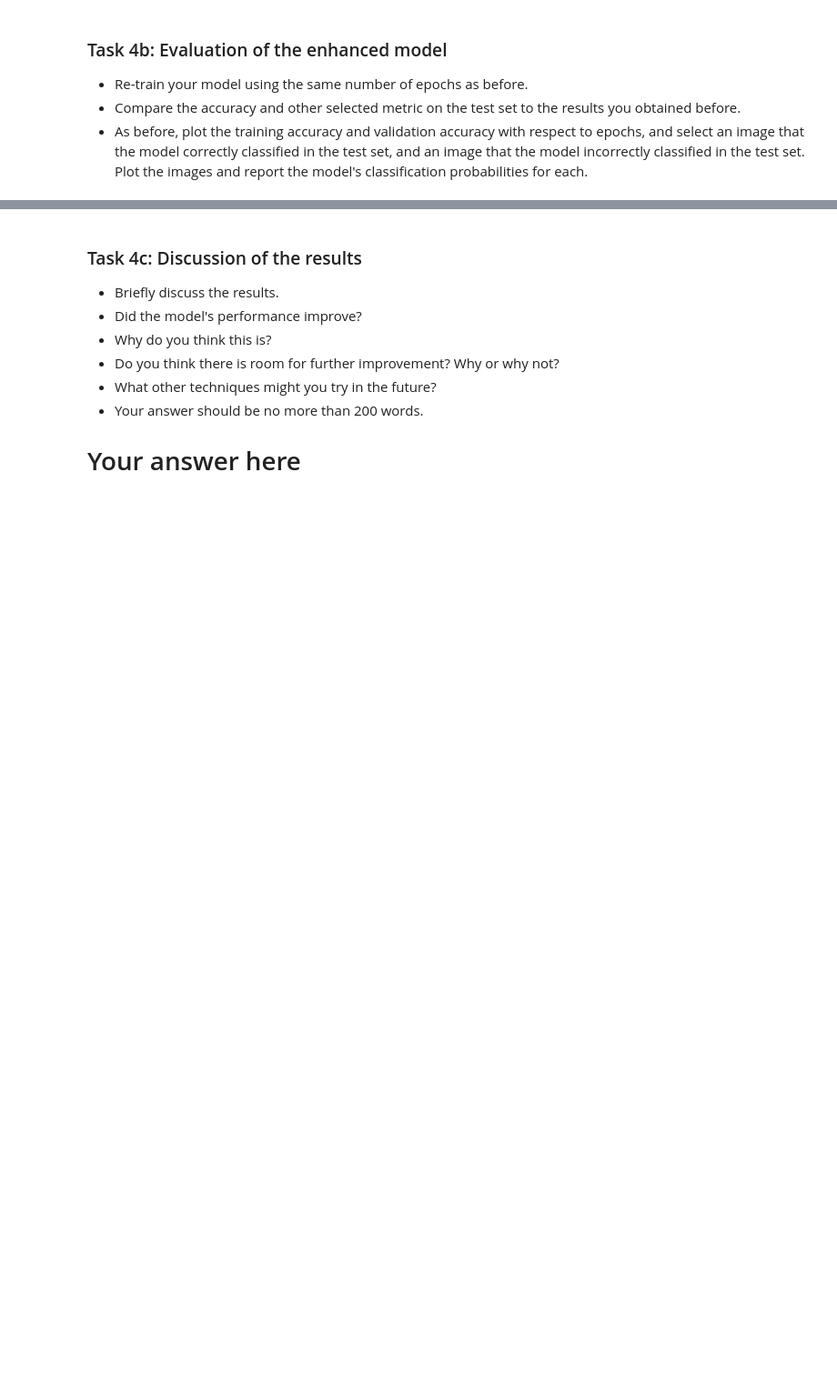
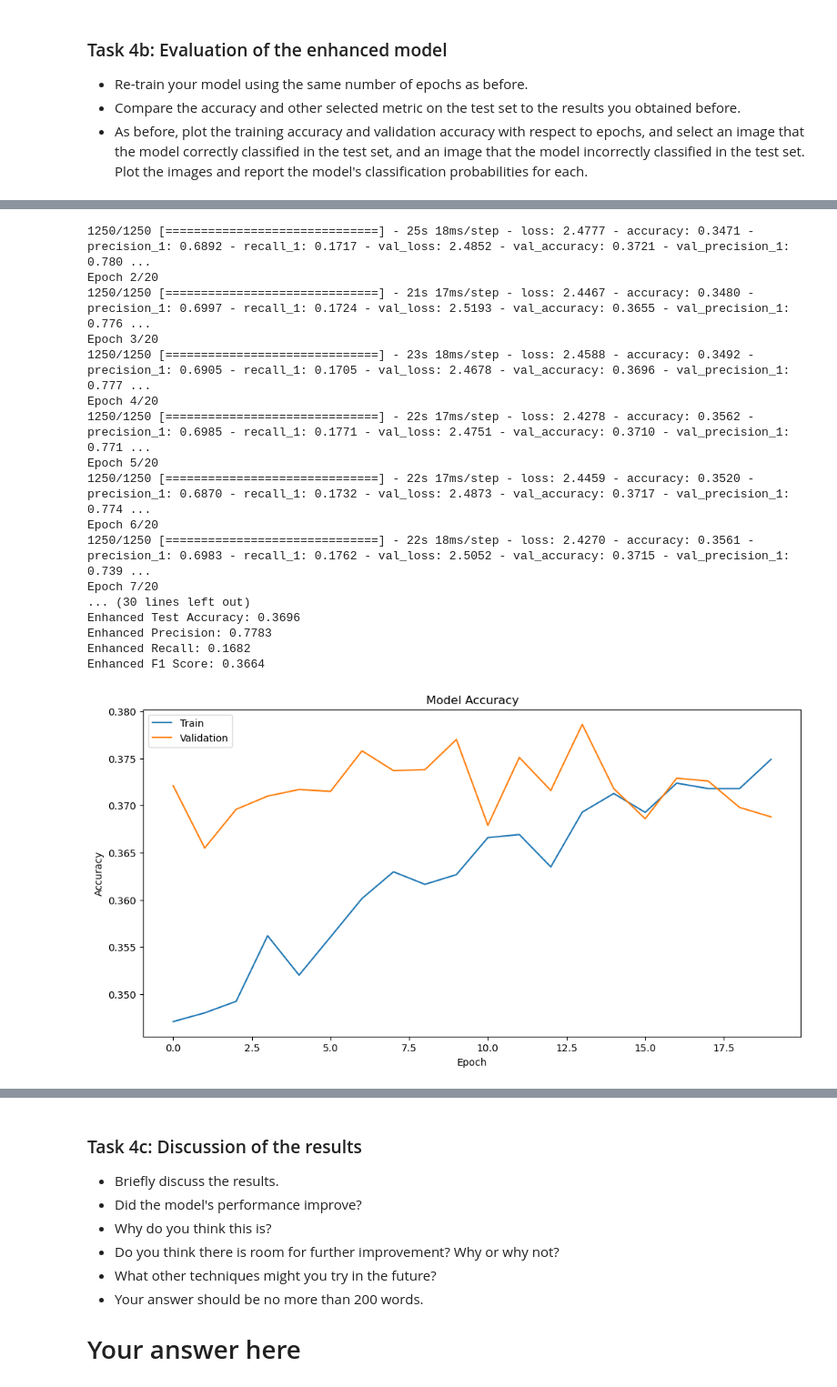
Before and after one commit to huixincai/deep_learning, a Jupyter notebook: 02_activities/assignments/assignment_1.ipynb, the cells around one changed output, grey strips where cells are left out. Shown at 91% size. Cells and saved outputs as stored; diff of their text form; code cells hidden in the pictures; blank space fills up the shorter version.

```diff
--- a/02_activities/assignments/assignment_1.ipynb
+++ b/02_activities/assignments/assignment_1.ipynb
@@ -365,14 +362,64 @@ Epoch 20/20
 - Compare the accuracy and other selected metric on the test set to the results you obtained before.
 - As before, plot the training accuracy and validation accuracy with respect to epochs, and select an image that the model correctly classified in the test set, and an image that the model incorrectly classified in the test set. Plot the images and report the model's classification probabilities for each.
 # %%
-# Your code here
+from keras.metrics import Precision, Recall
+import matplotlib.pyplot as plt
+import numpy as np
+from sklearn.metrics import f1_score
+
+# Re-compile the model with appropriate metrics
+model.compile(optimizer="adam", loss='categorical_crossentropy', metrics=['accuracy', Precision(), Recall()])
+
+# Re-train the model
+history = model.fit(x_train, y_train, batch_size=32, epochs=20, validation_data=(x_val, y_val), shuffle=True)
+
 # Evaluate the enhanced model
-enhanced_test_loss, enhanced_test_accuracy = model.evaluate(x_test, y_test)
+results = model.evaluate(x_test, y_test)
+
+# Unpack the results
+enhanced_test_loss = results[0]
+enhanced_test_accuracy = results[1]
+precision = results[2]
+recall = results[3]
 
 # F1 Score for enhanced model
 y_pred = np.argmax(model.predict(x_test), axis=1)
-f1 = f1_score(np.argmax(y_test, axis=1), y_pred, average='weighted')
+y_true = np.argmax(y_test, axis=1)
+f1 = f1_score(y_true, y_pred, average='weighted')
 
+print(f"Enhanced Test Loss: {enhanced_test_loss:.4f}")
 print(f"Enhanced Test Accuracy: {enhanced_test_accuracy:.4f}")
+print(f"Enhanced Precision: {precision:.4f}")
+print(f"Enhanced Recall: {recall:.4f}")
 print(f"Enhanced F1 Score: {f1:.4f}")
+
+# Plotting the training and validation accuracy
+plt.figure(figsize=(12, 6))
+plt.plot(history.history['accuracy'])
+plt.plot(history.history['val_accuracy'])
+plt.title('Model Accuracy')
+plt.ylabel('Accuracy')
+plt.xlabel('Epoch')
+plt.legend(['Train', 'Validation'], loc='upper left')
+plt.show()
+
+# Selecting an image that was correctly classified
+correct_idx = np.where(y_pred == y_true)[0][0]
+plt.imshow(x_test[correct_idx])
+plt.title(f"Correct Classification: {y_pred[correct_idx]}")
+plt.show()
+
+# Print model's classification probabilities for this image
+correct_probs = model.predict(x_test[correct_idx:correct_idx+1])
+print(f"Classification probabilities for correct image:\n {correct_probs}")
+
+# Selecting an image that was incorrectly classified
+incorrect_idx = np.where(y_pred != y_true)[0][0]
+plt.imshow(x_test[incorrect_idx])
+plt.title(f"Incorrect Classification: {y_pred[incorrect_idx]}, Actual: {y_true[incorrect_idx]}")
+plt.show()
+
+# Print model's classification probabilities for this image
+incorrect_probs = model.predict(x_test[incorrect_idx:incorrect_idx+1])
+print(f"Classification probabilities for incorrect image:\n {incorrect_probs}")
 # %% [output]
@@ -396,0 +428,18 @@ InternalError: Failed copying input tensor from /job:localhost/replica:0/task:0/
+1250/1250 [==============================] - 25s 18ms/step - loss: 2.4777 - accuracy: 0.3471 - precision_1: 0.6892 - recall_1: 0.1717 - val_loss: 2.4852 - val_accuracy: 0.3721 - val_precision_1: 0.780 ...
+Epoch 2/20
+1250/1250 [==============================] - 21s 17ms/step - loss: 2.4467 - accuracy: 0.3480 - precision_1: 0.6997 - recall_1: 0.1724 - val_loss: 2.5193 - val_accuracy: 0.3655 - val_precision_1: 0.776 ...
+Epoch 3/20
+1250/1250 [==============================] - 23s 18ms/step - loss: 2.4588 - accuracy: 0.3492 - precision_1: 0.6905 - recall_1: 0.1705 - val_loss: 2.4678 - val_accuracy: 0.3696 - val_precision_1: 0.777 ...
+Epoch 4/20
+1250/1250 [==============================] - 22s 17ms/step - loss: 2.4278 - accuracy: 0.3562 - precision_1: 0.6985 - recall_1: 0.1771 - val_loss: 2.4751 - val_accuracy: 0.3710 - val_precision_1: 0.771 ...
+Epoch 5/20
+1250/1250 [==============================] - 22s 17ms/step - loss: 2.4459 - accuracy: 0.3520 - precision_1: 0.6870 - recall_1: 0.1732 - val_loss: 2.4873 - val_accuracy: 0.3717 - val_precision_1: 0.774 ...
+Epoch 6/20
+1250/1250 [==============================] - 22s 18ms/step - loss: 2.4270 - accuracy: 0.3561 - precision_1: 0.6983 - recall_1: 0.1762 - val_loss: 2.5052 - val_accuracy: 0.3715 - val_precision_1: 0.739 ...
+Epoch 7/20
+... (30 lines left out)
+Enhanced Test Accuracy: 0.3696
+Enhanced Precision: 0.7783
+Enhanced Recall: 0.1682
+Enhanced F1 Score: 0.3664
+[figure, added]
```
Also changed, not shown: parts of 2 cells of this notebook.
